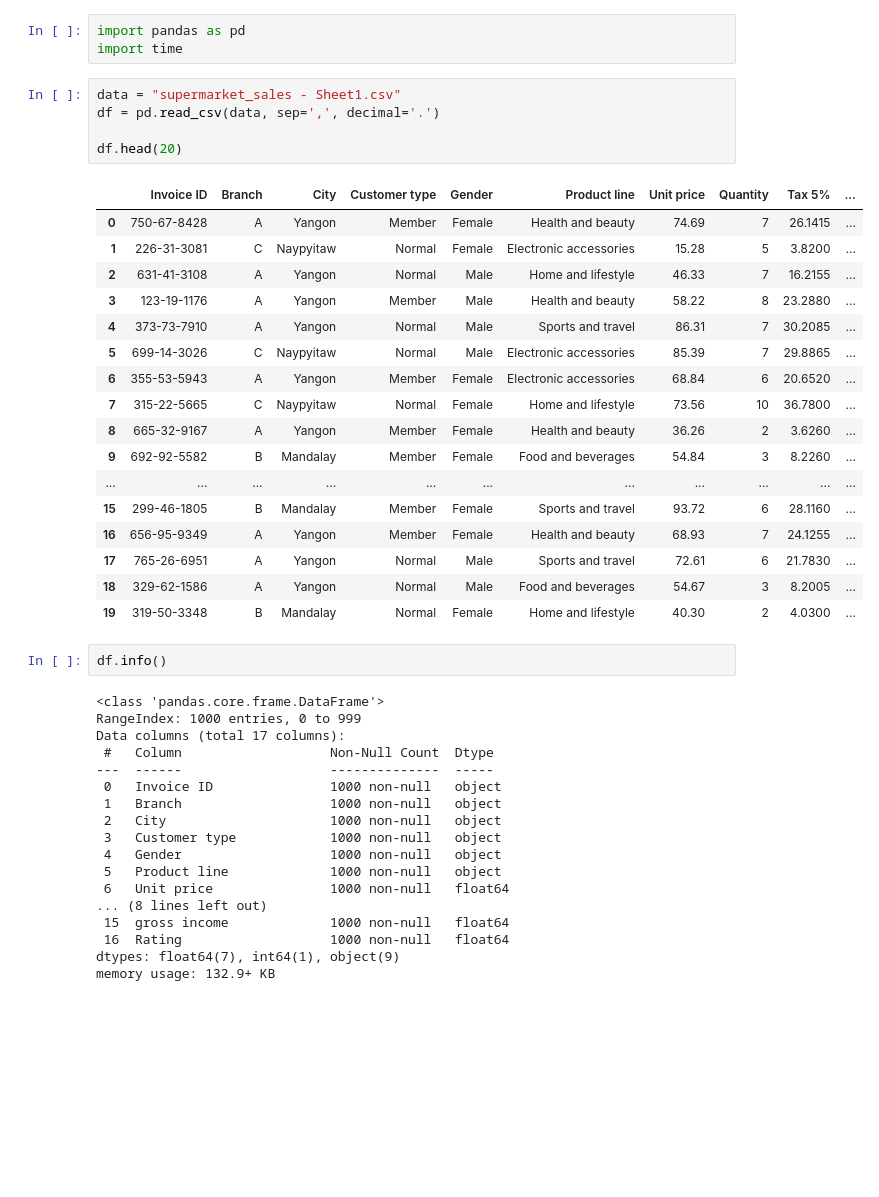
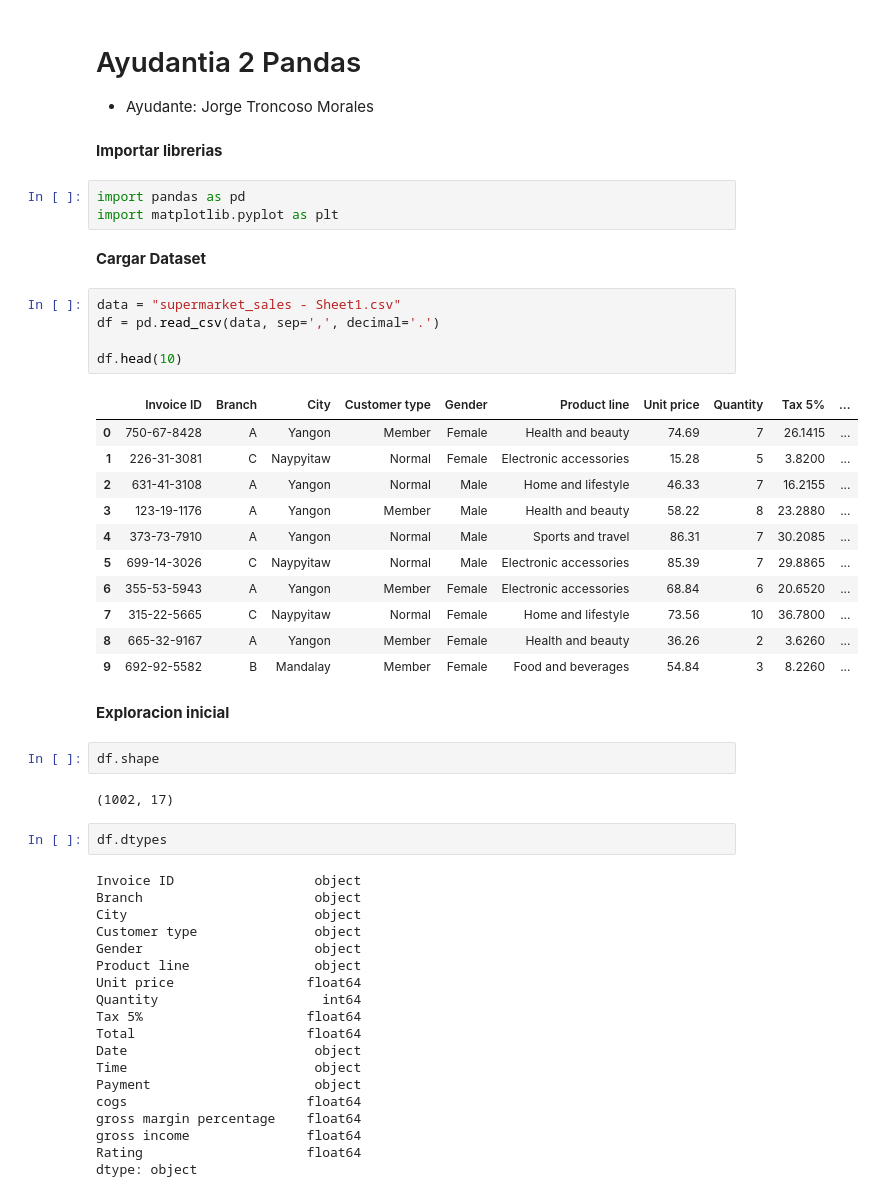
Before and after one commit to kkyouma/ayudantia_computacion_2, a Jupyter notebook: Ayudantia 2/Ayudantia_2.ipynb, the cells around one changed output. Saved outputs shown, nothing was run; the diff lists cells and outputs as text; blank space fills up the shorter version.

Commit message:
add basic data exploration

```diff
--- a/Ayudantia 2/Ayudantia_2.ipynb
+++ b/Ayudantia 2/Ayudantia_2.ipynb
@@ -1,46 +1,61 @@
+# %% [markdown]
+# Ayudantia 2 Pandas
+
+- Ayudante: Jorge Troncoso Morales
+# %% [markdown]
+<div class="alert">
+  <strong>Importar librerias</strong>
+</div>
 # %%
 import pandas as pd
-import time
+import matplotlib.pyplot as plt
+# %% [markdown]
+<div class="alert">
+  <strong>Cargar Dataset</strong>
+</div>
 # %%
 data = "supermarket_sales - Sheet1.csv"
 df = pd.read_csv(data, sep=',', decimal='.')
 
-df.head(20)
+df.head(10)
 # %% [output]
 |  | Invoice ID | Branch | City | Customer type | Gender | Product line | Unit price | Quantity | Tax 5% | ... |
 | 0 | 750-67-8428 | A | Yangon | Member | Female | Health and beauty | 74.69 | 7 | 26.1415 | ... |
 | 1 | 226-31-3081 | C | Naypyitaw | Normal | Female | Electronic accessories | 15.28 | 5 | 3.8200 | ... |
 | 2 | 631-41-3108 | A | Yangon | Normal | Male | Home and lifestyle | 46.33 | 7 | 16.2155 | ... |
 | 3 | 123-19-1176 | A | Yangon | Member | Male | Health and beauty | 58.22 | 8 | 23.2880 | ... |
 | 4 | 373-73-7910 | A | Yangon | Normal | Male | Sports and travel | 86.31 | 7 | 30.2085 | ... |
 | 5 | 699-14-3026 | C | Naypyitaw | Normal | Male | Electronic accessories | 85.39 | 7 | 29.8865 | ... |
 | 6 | 355-53-5943 | A | Yangon | Member | Female | Electronic accessories | 68.84 | 6 | 20.6520 | ... |
 | 7 | 315-22-5665 | C | Naypyitaw | Normal | Female | Home and lifestyle | 73.56 | 10 | 36.7800 | ... |
 | 8 | 665-32-9167 | A | Yangon | Member | Female | Health and beauty | 36.26 | 2 | 3.6260 | ... |
 | 9 | 692-92-5582 | B | Mandalay | Member | Female | Food and beverages | 54.84 | 3 | 8.2260 | ... |
-| ... | ... | ... | ... | ... | ... | ... | ... | ... | ... | ... |
-| 15 | 299-46-1805 | B | Mandalay | Member | Female | Sports and travel | 93.72 | 6 | 28.1160 | ... |
-| 16 | 656-95-9349 | A | Yangon | Member | Female | Health and beauty | 68.93 | 7 | 24.1255 | ... |
-| 17 | 765-26-6951 | A | Yangon | Normal | Male | Sports and travel | 72.61 | 6 | 21.7830 | ... |
-| 18 | 329-62-1586 | A | Yangon | Normal | Male | Food and beverages | 54.67 | 3 | 8.2005 | ... |
-| 19 | 319-50-3348 | B | Mandalay | Normal | Female | Home and lifestyle | 40.30 | 2 | 4.0300 | ... |
+# %% [markdown]
+<div class="alert ">
+  <strong>Exploracion inicial</strong>
+</div>
 # %%
-df.info()
+df.shape
 # %% [output]
-<class 'pandas.core.frame.DataFrame'>
-RangeIndex: 1000 entries, 0 to 999
-Data columns (total 17 columns):
- #   Column                   Non-Null Count  Dtype
----  ------                   --------------  -----
- 0   Invoice ID               1000 non-null   object
- 1   Branch                   1000 non-null   object
- 2   City                     1000 non-null   object
- 3   Customer type            1000 non-null   object
- 4   Gender                   1000 non-null   object
- 5   Product line             1000 non-null   object
- 6   Unit price               1000 non-null   float64
-... (8 lines left out)
- 15  gross income             1000 non-null   float64
- 16  Rating                   1000 non-null   float64
-dtypes: float64(7), int64(1), object(9)
-memory usage: 132.9+ KB
+(1002, 17)
+# %%
+df.dtypes
+# %% [output]
+Invoice ID                  object
+Branch                      object
+City                        object
+Customer type               object
+Gender                      object
+Product line                object
+Unit price                 float64
+Quantity                     int64
+Tax 5%                     float64
+Total                      float64
+Date                        object
+Time                        object
+Payment                     object
+cogs                       float64
+gross margin percentage    float64
+gross income               float64
+Rating                     float64
+dtype: object
```
Also changed, not shown: parts of 40 cells of this notebook, 1 other file.
